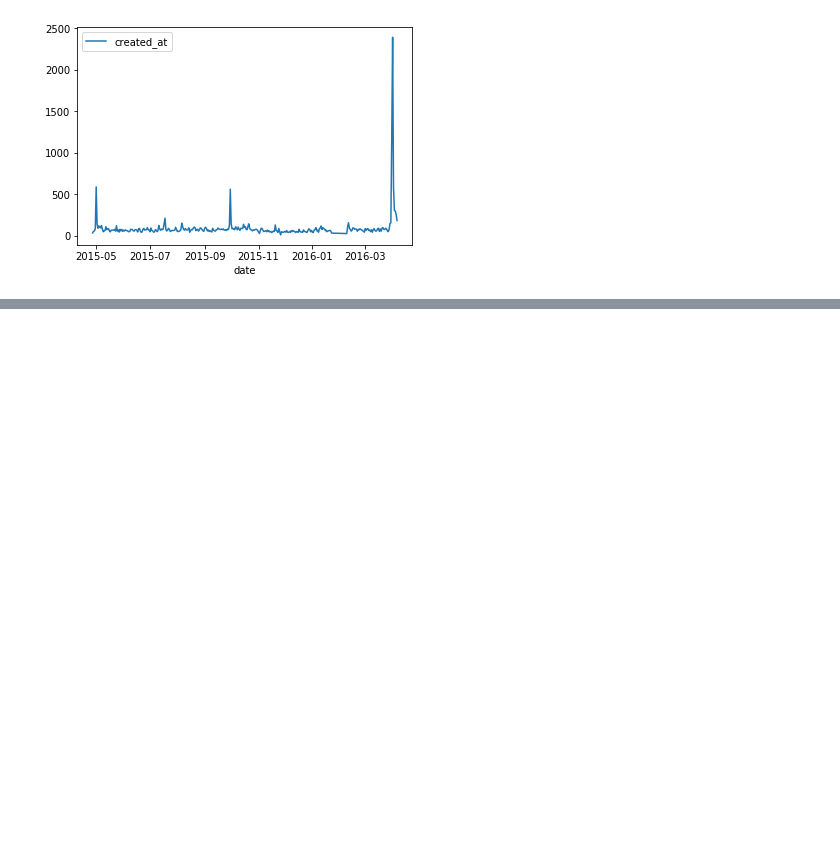
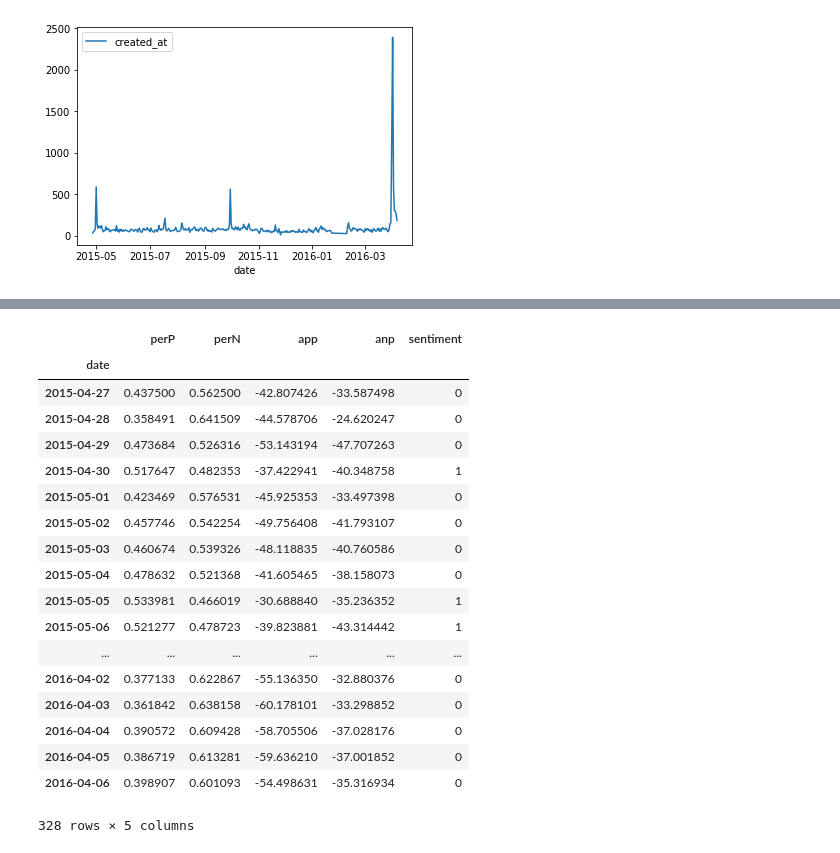
Before and after one commit to nicwigs/482, a Jupyter notebook: project/lookingAtTweets1516.ipynb, the cells around one changed output, grey strips where cells are left out. Cells and saved outputs as stored; diff of their text form; code cells hidden in the pictures; blank space fills up the shorter version.

```diff
--- a/project/lookingAtTweets1516.ipynb
+++ b/project/lookingAtTweets1516.ipynb
@@ -119,0 +171,5 @@ p
+# %%
+g2 = d4.groupby(['date','sentiment'])
+# %%
+byday = (g2.sum()).join(g2.count()['created_at'])
+byday
@@ -119,0 +198,36 @@ p
+# %%
+newdf = pd.DataFrame(columns=['date','perP','perN','app','anp','sentiment'])
+
+for date, new_df in byday.groupby(level=0):
+    temp = pd.DataFrame(new_df)
+    newdf = newdf.append({'date':date, \
+                          'perP':(temp.iloc[1].created_at)/(temp.iloc[1].created_at+temp.iloc[0].created_at),\
+                          'perN':(temp.iloc[0].created_at)/(temp.iloc[1].created_at+temp.iloc[0].created_at),\
+                          'app':(temp.iloc[0].pp+temp.iloc[1].pp)/(temp.iloc[1].created_at),\
+                          'anp':(temp.iloc[0].pn+temp.iloc[1].pn)/(temp.iloc[0].created_at),\
+                          'sentiment':int(temp.iloc[1].created_at > temp.iloc[0].created_at)}, ignore_index=True)
+    #break
+newdf = newdf.set_index('date')
+# %%
+# Will be used in model
+newdf
+# %% [output]
+|  | perP | perN | app | anp | sentiment |
+| date |  |  |  |  |  |
+| 2015-04-27 | 0.437500 | 0.562500 | -42.807426 | -33.587498 | 0 |
+| 2015-04-28 | 0.358491 | 0.641509 | -44.578706 | -24.620247 | 0 |
+| 2015-04-29 | 0.473684 | 0.526316 | -53.143194 | -47.707263 | 0 |
+| 2015-04-30 | 0.517647 | 0.482353 | -37.422941 | -40.348758 | 1 |
+| 2015-05-01 | 0.423469 | 0.576531 | -45.925353 | -33.497398 | 0 |
+| 2015-05-02 | 0.457746 | 0.542254 | -49.756408 | -41.793107 | 0 |
+| 2015-05-03 | 0.460674 | 0.539326 | -48.118835 | -40.760586 | 0 |
+| 2015-05-04 | 0.478632 | 0.521368 | -41.605465 | -38.158073 | 0 |
+| 2015-05-05 | 0.533981 | 0.466019 | -30.688840 | -35.236352 | 1 |
+| 2015-05-06 | 0.521277 | 0.478723 | -39.823881 | -43.314442 | 1 |
+| ... | ... | ... | ... | ... | ... |
+| 2016-04-02 | 0.377133 | 0.622867 | -55.136350 | -32.880376 | 0 |
+| 2016-04-03 | 0.361842 | 0.638158 | -60.178101 | -33.298852 | 0 |
+| 2016-04-04 | 0.390572 | 0.609428 | -58.705506 | -37.028176 | 0 |
+| 2016-04-05 | 0.386719 | 0.613281 | -59.636210 | -37.001852 | 0 |
+| 2016-04-06 | 0.398907 | 0.601093 | -54.498631 | -35.316934 | 0 |
+328 rows × 5 columns
```
Also changed, not shown: parts of 11 cells of this notebook.
